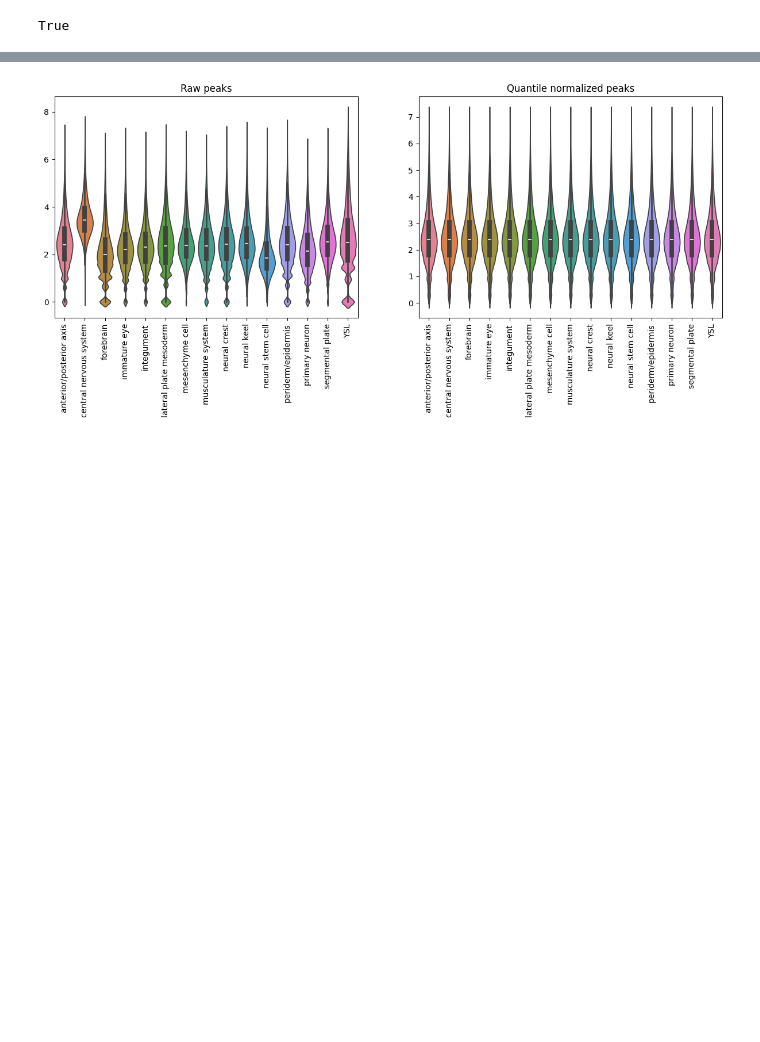
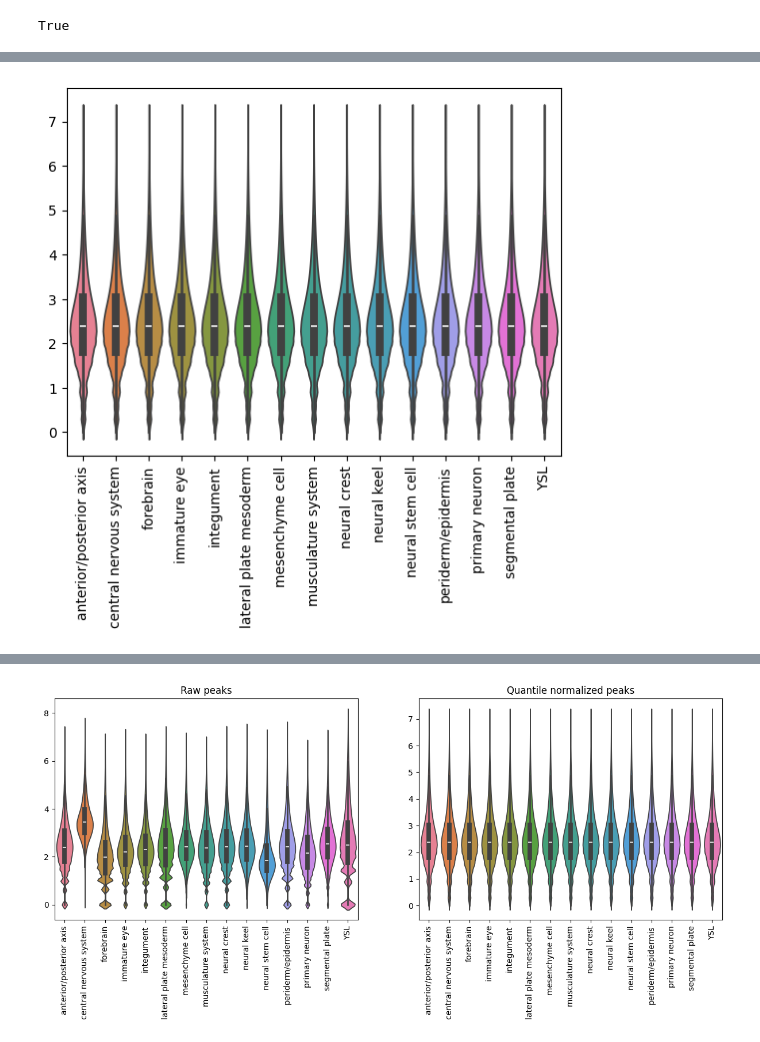
Before and after one commit to victornemenike/neural-crest-deep-learning, a Jupyter notebook: notebooks/atac_seq_analysis.ipynb, the cells around one changed output, grey strips where cells are left out. Saved outputs shown, nothing was run; the diff lists cells and outputs as text; code cells hidden in the pictures; blank space fills up the shorter version.

```diff
--- a/notebooks/atac_seq_analysis.ipynb
+++ b/notebooks/atac_seq_analysis.ipynb
@@ -147,0 +159,6 @@ normalized_peaks
+# %%
+sns.violinplot(normalized_peaks)
+plt.xticks(rotation = 90)
+_ = plt.show()
+# %% [output]
+[figure, added]
```
Also changed, not shown: parts of 13 cells of this notebook.
